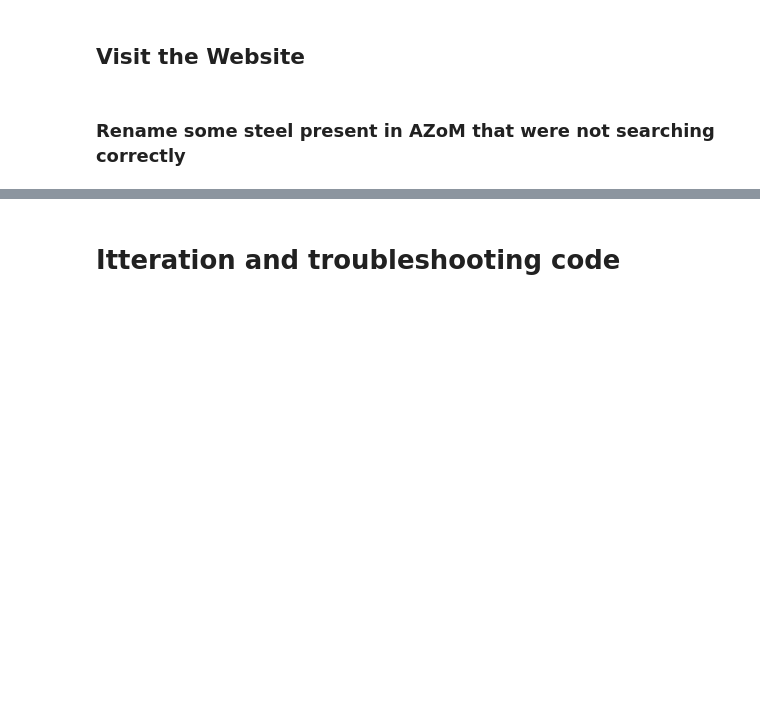
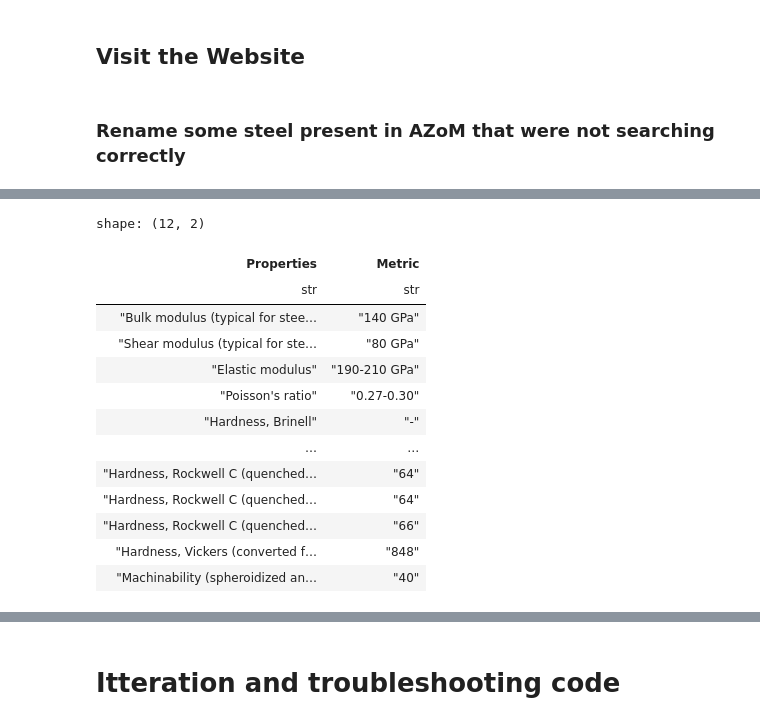
Before and after one commit to Nate-Sheibley/Mild-Steel-Tempering, a Jupyter notebook: 2-web-scraping.ipynb, the cells around one changed output, grey strips where cells are left out. Cells and saved outputs as stored; diff of their text form; code cells hidden in the pictures; blank space fills up the shorter version.

```diff
--- a/2-web-scraping.ipynb
+++ b/2-web-scraping.ipynb
@@ -201,0 +290,25 @@ dict_steel_tables
+# %%
+dict_phys_props = {}
+dict_mech_props = {}
+
+polars_check = True
+for steel, tables in dict_steel_tables_keep.items():
+    all_polars = True
+    count_polars = 0
+    for table in tables:
+        if isinstance(table, pl.DataFrame):
+            count_polars += 1
+    if count_polars != len(tables):
+        all_polars = False
+    if not (bool_check and all_polars):
+        bool_check = False
+    print("All polars?", all_polars, '|', len(tables), "Tables | Steel:", steel)
+
+    phys_props = tables[0]
+    mech_props = tables[1]
+    print("Physical properties:", phys_props.shape, "| Properties head(1)", phys_props.select(pl.col('Properties').head(1)) )
+    print("Mechanical propsshape:", mech_props.shape, "| Properties head(1)", mech_props.select(pl.col('Properties').head(1)) )
+    dict_phys_props[steel] = phys_props
+    dict_mech_props[steel] = mech_props
+
+print(polars_check)
@@ -201,0 +354,17 @@ dict_steel_tables
+# %%
+dict_mech_props['AISI 52100']
+# %% [output]
+shape: (12, 2)
+| Properties | Metric |
+| str | str |
+| "Bulk modulus (typical for stee… | "140 GPa" |
+| "Shear modulus (typical for ste… | "80 GPa" |
+| "Elastic modulus" | "190-210 GPa" |
+| "Poisson's ratio" | "0.27-0.30" |
+| "Hardness, Brinell" | "-" |
+| … | … |
+| "Hardness, Rockwell C (quenched… | "64" |
+| "Hardness, Rockwell C (quenched… | "64" |
+| "Hardness, Rockwell C (quenched… | "66" |
+| "Hardness, Vickers (converted f… | "848" |
+| "Machinability (spheroidized an… | "40" |
```
Also changed, not shown: parts of 33 cells of this notebook, 3 other files.
